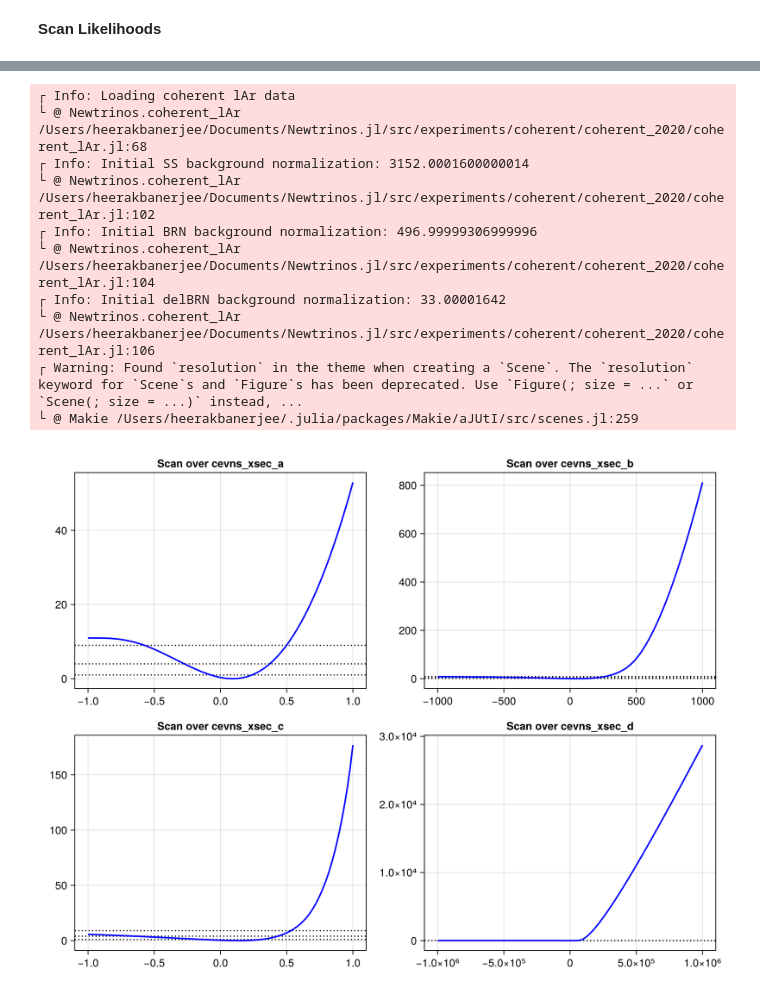
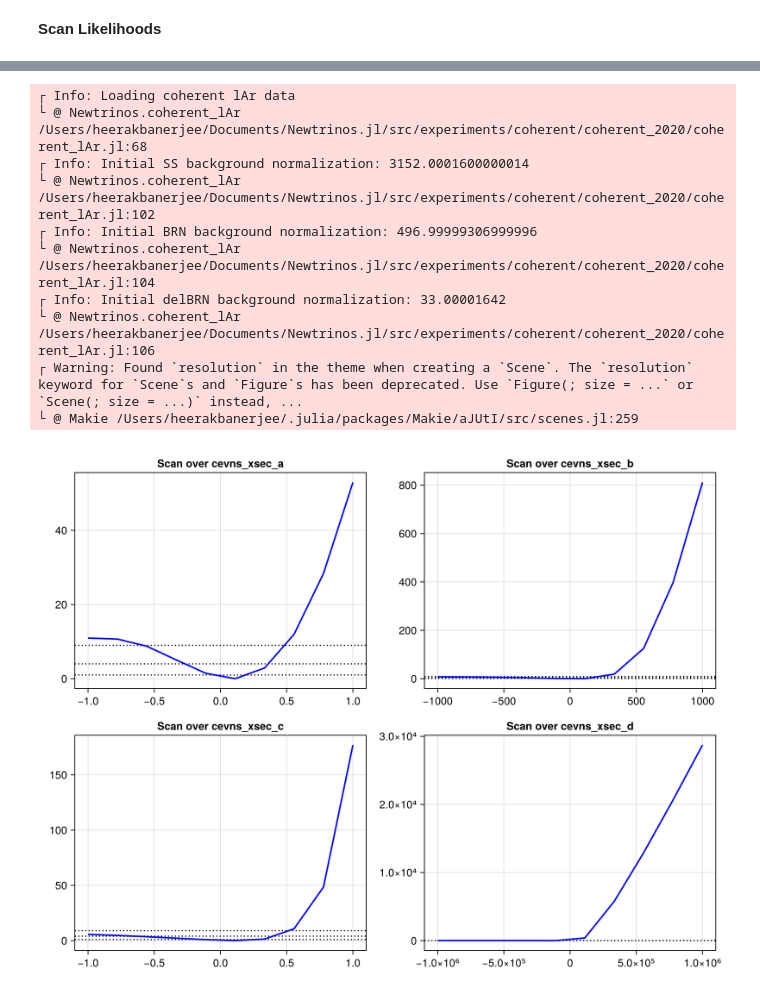
Before and after one commit to davschu/Newtrinos.jl, a Jupyter notebook: cevns_test.ipynb, the cells around one changed output, grey strips where cells are left out. Drawn from its saved outputs; the diff is of its cells as text; code cells hidden in the pictures.

```diff
--- a/cevns_test.ipynb
+++ b/cevns_test.ipynb
@@ -203,10 +211,14 @@ for (i, sym) in enumerate(param_syms)
         p = deepcopy(p_nom)
         p = merge(p, (sym => val * param_scales[i],))
         label_str = param_scales[i] == 1 ? "$(param_labels[i]) = $val" : "$(param_labels[i]) = $(val * param_scales[i])"
-        plot!(plt, out_centers, Newtrinos.coherent_csi.get_expected(p, e.physics, e.assets), label=label_str, lw=2)
+        vals = Newtrinos.coherent_csi.get_expected(p, e.physics, e.assets)
+        plot!(plt, out_centers, vals, label=label_str, lw=2)
     end
     plot!(plt, xlabel="PE Bin Center", ylabel="Expected Signal", title=param_labels[i])
     push!(plots, plt)
+    vals = Newtrinos.coherent_csi.get_expected(p_nom, e.physics, e.assets)
+    @show vals[1:10]
+    @show sum(vals)
 end
 plot(plots..., layout=(2,2), size=(900,700))
 # %% [output]
@@ -230,10 +250,10 @@ p = Newtrinos.get_params(experiments)
 priors = Newtrinos.get_priors(experiments)
 
 scan_params = [
-    (:cevns_xsec_a, 100, "Scan over cevns_xsec_a"),
-    (:cevns_xsec_b, 100, "Scan over cevns_xsec_b"),
-    (:cevns_xsec_c, 100, "Scan over cevns_xsec_c"),
-    (:cevns_xsec_d, 100, "Scan over cevns_xsec_d"),
+    (:cevns_xsec_a, 10, "Scan over cevns_xsec_a"),
+    (:cevns_xsec_b, 10, "Scan over cevns_xsec_b"),
+    (:cevns_xsec_c, 10, "Scan over cevns_xsec_c"),
+    (:cevns_xsec_d, 10, "Scan over cevns_xsec_d"),
 ]
 
 fig = Figure(resolution = (900, 700))
@@ -269,35 +289,35 @@ likelihood = Newtrinos.generate_likelihood(experiments)
 p = Newtrinos.get_params(experiments)
 priors = Newtrinos.get_priors(experiments)
 
 scan_params = [
-    (:cevns_xsec_a, 100, "Scan over cevns_xsec_a"),
-    (:cevns_xsec_b, 100, "Scan over cevns_xsec_b"),
-    (:cevns_xsec_c, 100, "Scan over cevns_xsec_c"),
-    (:cevns_xsec_d, 100, "Scan over cevns_xsec_d"),
+    (:cevns_xsec_a, 10, "Scan over cevns_xsec_a"),
+    (:cevns_xsec_b, 10, "Scan over cevns_xsec_b"),
+    (:cevns_xsec_c, 10, "Scan over cevns_xsec_c"),
+    (:cevns_xsec_d, 10, "Scan over cevns_xsec_d"),
 ]
 
 fig = Figure(resolution = (900, 700))
 
 for (i, (param, npoints, label)) in enumerate(scan_params)
     row, col = fldmod1(i, 2)   # 2 columns grid
     ax = Axis(fig[row, col], title = label)
 
     scan_tuple = NamedTuple{(param,)}((npoints,))
     result = Newtrinos.scan(likelihood, priors, scan_tuple, p)
 
     CairoMakie.plot!(ax, result)  # uses the Newtrinos recipe
 end
 
 fig
 # %% [output]
 ┌ Info: Loading coherent lAr data
 └ @ Newtrinos.coherent_lAr /Users/heerakbanerjee/Documents/Newtrinos.jl/src/experiments/coherent/coherent_2020/coherent_lAr.jl:68
 ┌ Info: Initial SS background normalization: 3152.0001600000014
 └ @ Newtrinos.coherent_lAr /Users/heerakbanerjee/Documents/Newtrinos.jl/src/experiments/coherent/coherent_2020/coherent_lAr.jl:102
 ┌ Info: Initial BRN background normalization: 496.99999306999996
 └ @ Newtrinos.coherent_lAr /Users/heerakbanerjee/Documents/Newtrinos.jl/src/experiments/coherent/coherent_2020/coherent_lAr.jl:104
 ┌ Info: Initial delBRN background normalization: 33.00001642
 └ @ Newtrinos.coherent_lAr /Users/heerakbanerjee/Documents/Newtrinos.jl/src/experiments/coherent/coherent_2020/coherent_lAr.jl:106
 ┌ Warning: Found `resolution` in the theme when creating a `Scene`. The `resolution` keyword for `Scene`s and `Figure`s has been deprecated. Use `Figure(; size = ...` or `Scene(; size = ...)` instead, ...
 └ @ Makie /Users/heerakbanerjee/.julia/packages/Makie/aJUtI/src/scenes.jl:259
-[figure, old version]
+[figure, new version]
```
Also changed, not shown: parts of 6 cells of this notebook, 4 other files.
